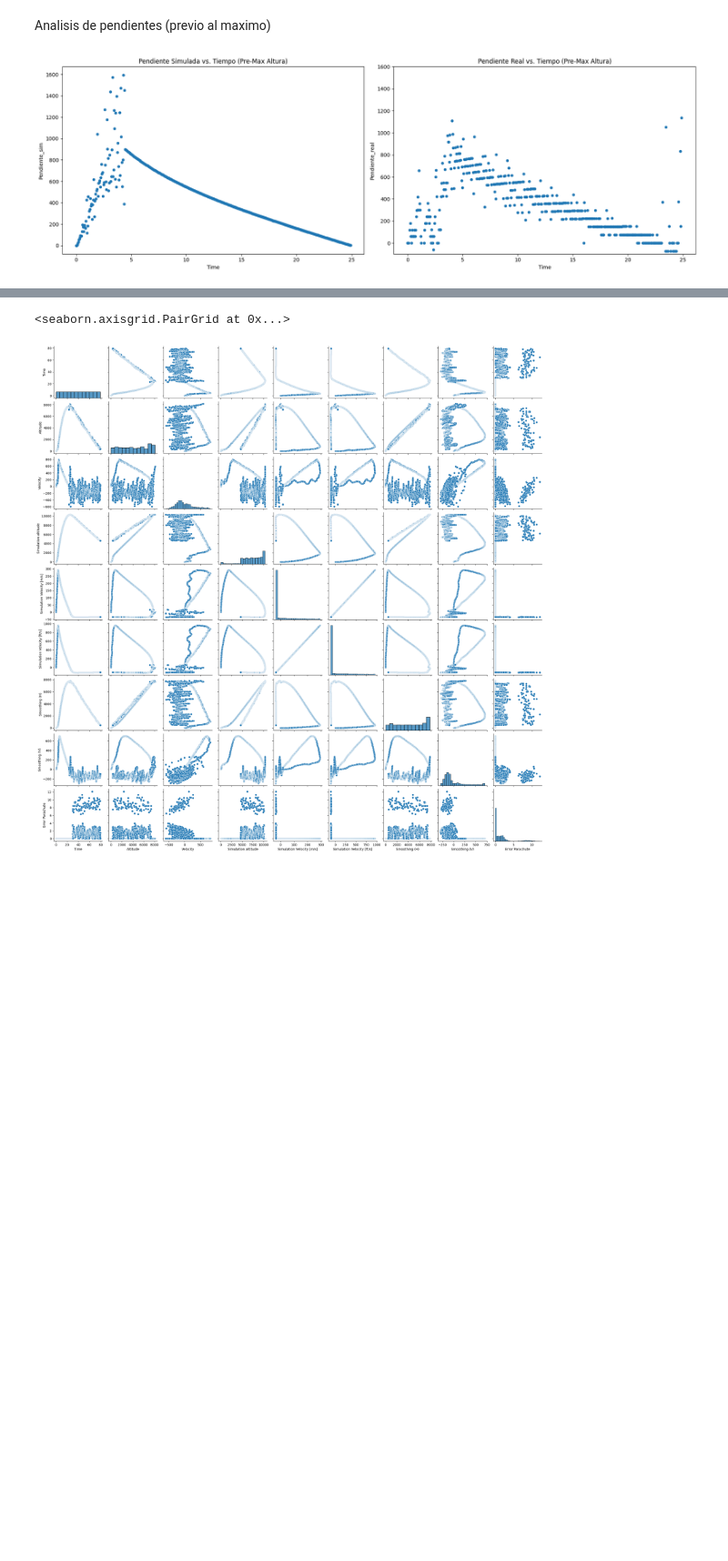
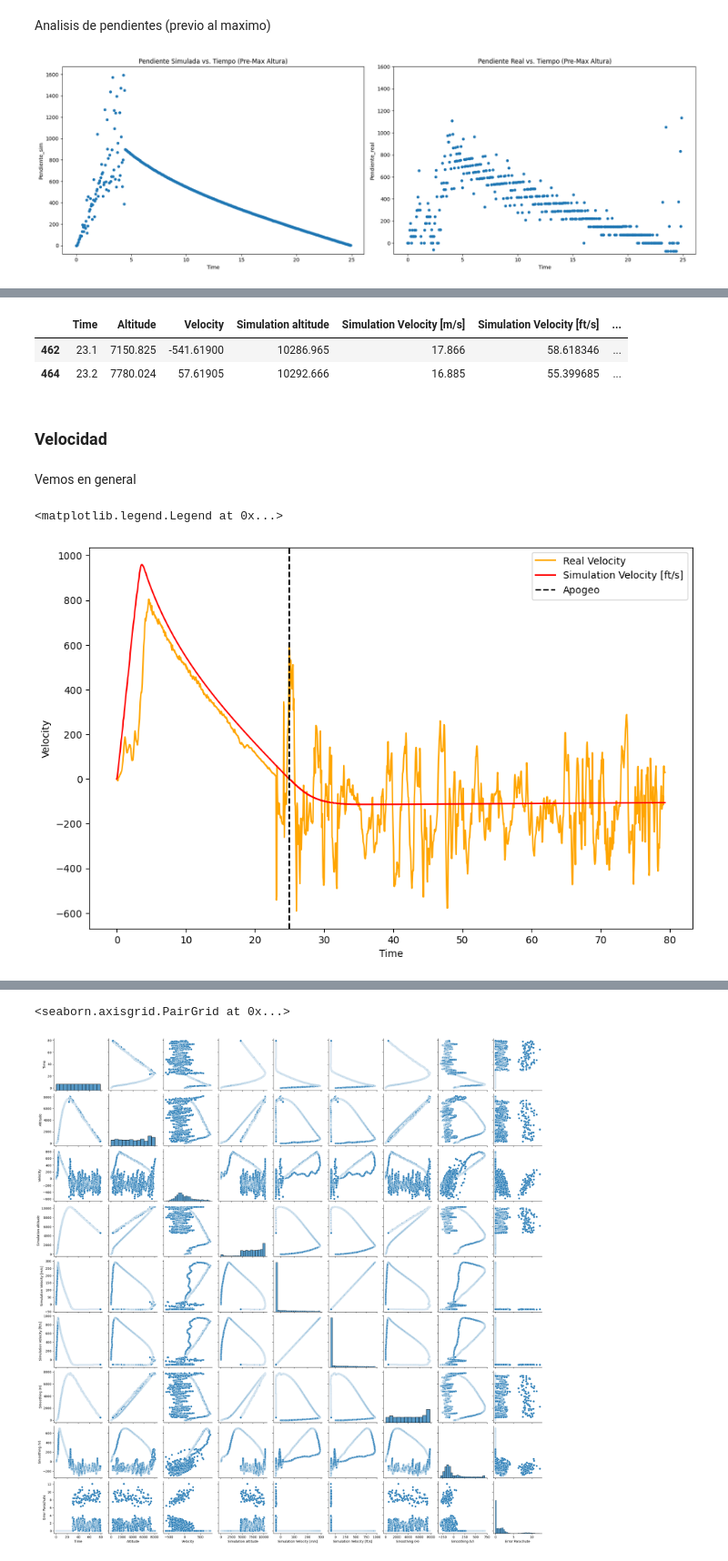
Before and after one commit to lolo-pb/micrography-imgpro-Deploy, a Jupyter notebook: AnalisisDatosVuelo/VueloVsSimulacion.ipynb, the cells around one changed output, grey strips where cells are left out. Shown at 91% size. Drawn from its saved outputs; the diff is of its cells as text; code cells hidden in the pictures; blank space fills up the shorter version.

```diff
--- a/AnalisisDatosVuelo/VueloVsSimulacion.ipynb
+++ b/AnalisisDatosVuelo/VueloVsSimulacion.ipynb
@@ -152,0 +186,30 @@ outliers[~outliers.isin(outliers_severos)][outliers['Pendiente_real'] < 0].dropn
+# %%
+outliers_severos
+# %% [output]
+|  | Time | Altitude | Velocity | Simulation altitude | Simulation Velocity [m/s] | Simulation Velocity [ft/s] | ... |
+| 462 | 23.1 | 7150.825 | -541.61900 | 10286.965 | 17.866 | 58.618346 | ... |
+| 464 | 23.2 | 7780.024 | 57.61905 | 10292.666 | 16.885 | 55.399685 | ... |
+# %% [markdown]
+### Velocidad
+# %% [markdown]
+Vemos en general
+# %%
+plt.figure(figsize=(11,7))
+
+# # Media movil 20 (hay 20 datos por segundo)
+# df_MM_vel20 = pd.DataFrame(df['Velocity'].rolling(window=20).mean()).rename(columns={'Velocity':'Real Velocity20'})
+
+# Media movil 50
+df_MM_vel50 = pd.DataFrame(df['Velocity'].rolling(window=50).mean()).rename(columns={'Velocity':'Real Velocity50'})
+
+sns.lineplot(data=df, x='Time', y='Velocity', color='orange', label='Real Velocity')
+sns.lineplot(data=df, x='Time', y='Simulation Velocity [ft/s]', color='red', label='Simulation Velocity [ft/s]')
+# sns.lineplot(data=pd.concat([df, df_MM_vel20], axis=1), x='Time', y='Real Velocity20', color='green', label='Real Velocity20')
+# sns.lineplot(data=pd.concat([df, df_MM_vel50], axis=1), x='Time', y='Real Velocity50', color='blue', label='Real Velocity50')
+
+plt.axvline(x=max_altura_real['Time'].values[0], color='black', linestyle='--', label='Apogeo')
+
+plt.legend()
+# %% [output]
+<matplotlib.legend.Legend at 0x...>
+[figure, added]
```
Also changed, not shown: parts of 18 cells of this notebook.
